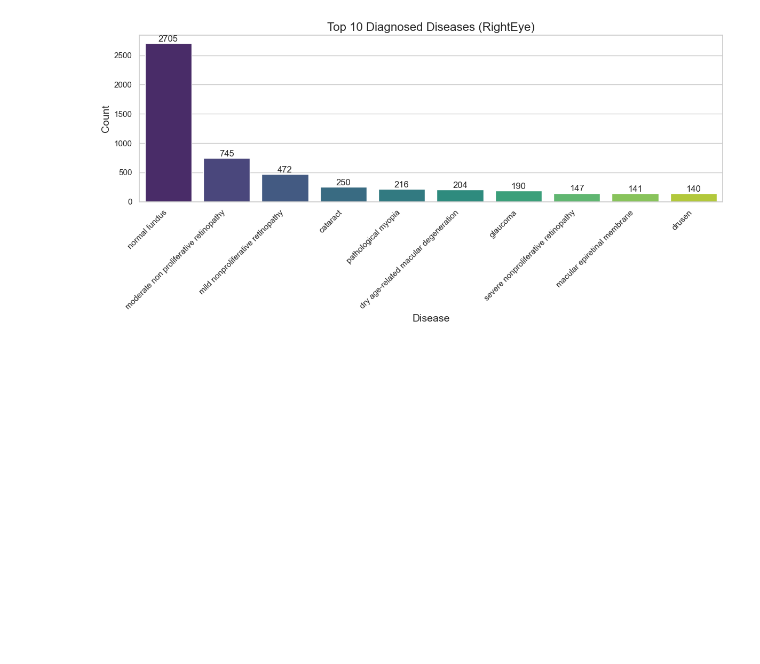
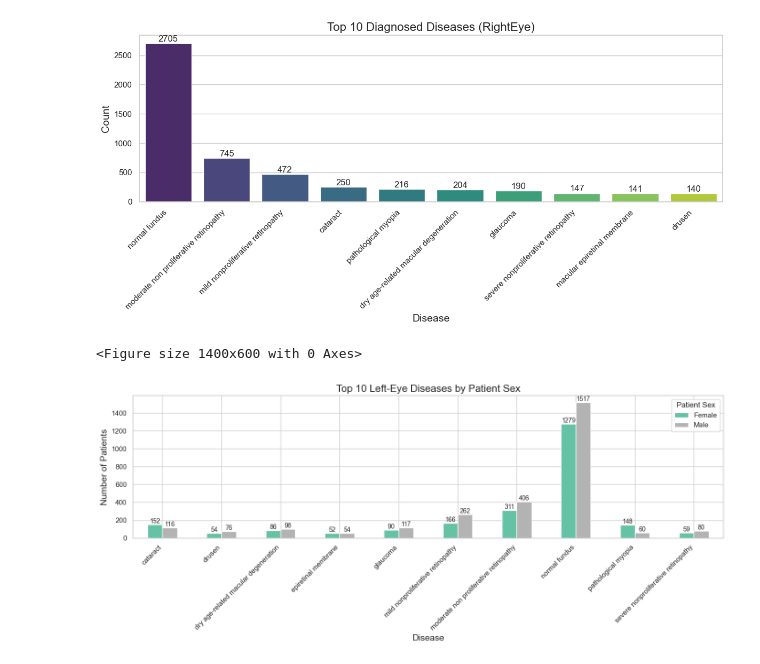
Before and after one commit to Malinda1/eye-disease-detection-model, a Jupyter notebook: notebook/EDA.ipynb, the cells around one changed output. Cells and saved outputs as stored; diff of their text form; code cells hidden in the pictures; blank space fills up the shorter version.

Commit message:
Grouped Bar plot for Top 10 diseases by Sex

```diff
--- a/notebook/EDA.ipynb
+++ b/notebook/EDA.ipynb
@@ -124,3 +124,41 @@ Passing `palette` without assigning `hue` is deprecated and will be removed in v
 
   ax = sns.barplot(x=top_diseases.index, y=top_diseases.values, palette="viridis")
 [figure]
+# %%
+# Grouped Bar Plot for Top 10 Diseases by Sex
+
+
+
+# Drop missing values
+df = data_c.dropna(subset=['Patient Sex', 'Left-Diagnostic Keywords'])
+
+# Get top 10 diseases
+top_10_diseases = data_c['Left-Diagnostic Keywords'].value_counts().nlargest(10).index
+
+# Filter for top 10
+df_top = data_c[data_c['Left-Diagnostic Keywords'].isin(top_10_diseases)]
+
+# Group by disease and sex
+grouped = df_top.groupby(['Left-Diagnostic Keywords', 'Patient Sex']).size().unstack(fill_value=0)
+
+# Set up the plot
+plt.figure(figsize=(14, 6))
+ax = grouped.plot(kind='bar', colormap='Set2', figsize=(14, 6))
+
+# Add count labels on top of each bar
+for i, disease in enumerate(grouped.index):
+    for j, sex in enumerate(grouped.columns):
+        count = grouped.loc[disease, sex]
+        ax.text(i + j * 0.25 - 0.125, count + 0.5, str(count), ha='center', va='bottom', fontsize=10)
+
+# Customize plot
+plt.title('Top 10 Left-Eye Diseases by Patient Sex', fontsize=16)
+plt.xlabel('Disease', fontsize=14)
+plt.ylabel('Number of Patients', fontsize=14)
+plt.xticks(rotation=45, ha='right')
+plt.legend(title='Patient Sex')
+plt.tight_layout()
+plt.show()
+# %% [output]
+<Figure size 1400x600 with 0 Axes>
+[figure, added]
```
Also changed, not shown: parts of 1 cell of this notebook.
